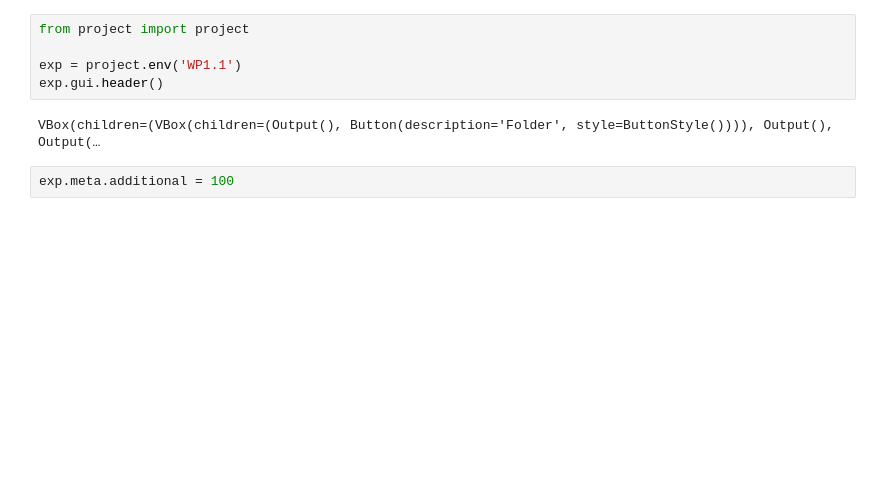
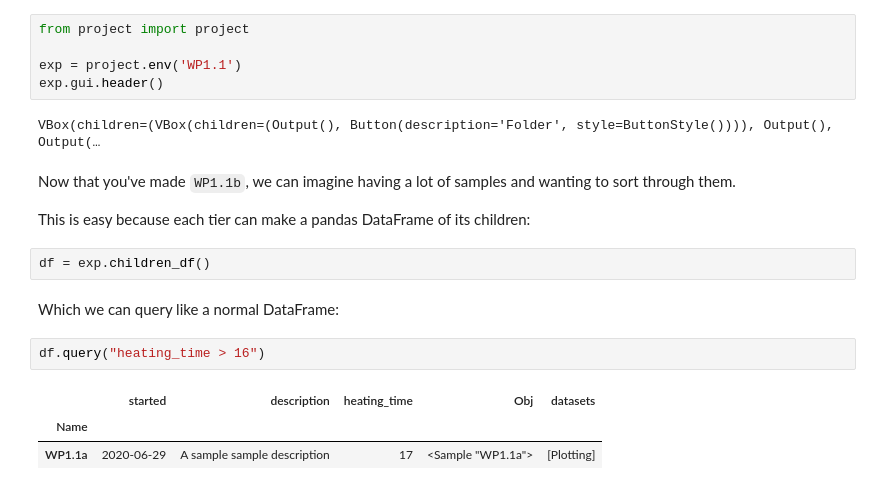
Before and after one commit to 0Hughman0/Cassini, a Jupyter notebook: examples/default/WorkPackages/WP1/WP1.1.ipynb, the cells around one changed output. Saved outputs shown, nothing was run; the diff lists cells and outputs as text; blank space fills up the shorter version.

```diff
--- a/examples/default/WorkPackages/WP1/WP1.1.ipynb
+++ b/examples/default/WorkPackages/WP1/WP1.1.ipynb
@@ -5,5 +20,17 @@ exp = project.env('WP1.1')
 exp.gui.header()
 # %% [output]
 VBox(children=(VBox(children=(Output(), Button(description='Folder', style=ButtonStyle()))), Output(), Output(…
-# %%
-exp.meta.additional = 100
+# %% [markdown]
+Now that you've made `WP1.1b`, we can imagine having a lot of samples and wanting to sort through them.
+
+This is easy because each tier can make a pandas DataFrame of its children:
+# %%
+df = exp.children_df()
+# %% [markdown]
+Which we can query like a normal DataFrame:
+# %%
+df.query("heating_time > 16")
+# %% [output]
+|  | started | description | heating_time | Obj | datasets |
+| Name |  |  |  |  |  |
+| WP1.1a | 2020-06-29 | A sample sample description | 17 | <Sample "WP1.1a"> | [Plotting] |
```
Also changed, not shown: parts of 3 cells of this notebook, 38 other files.
